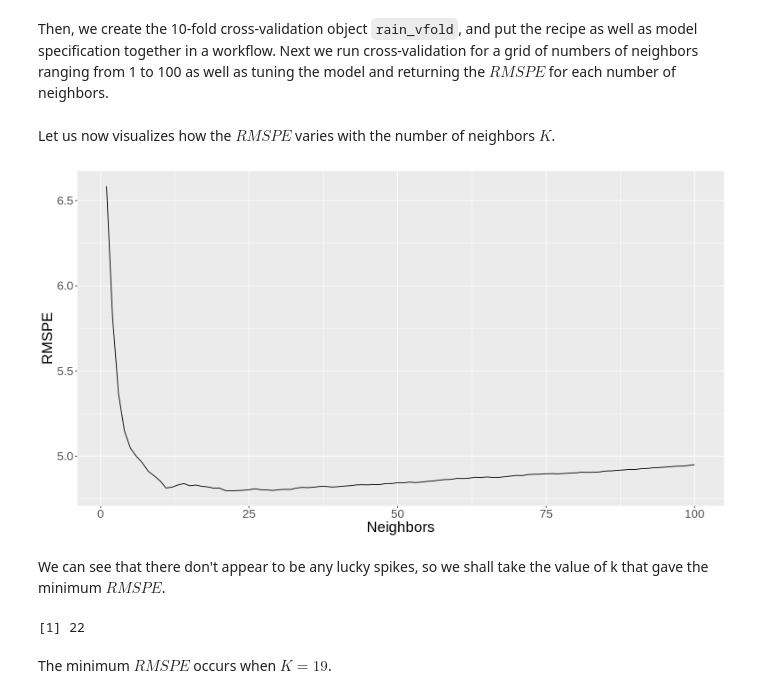
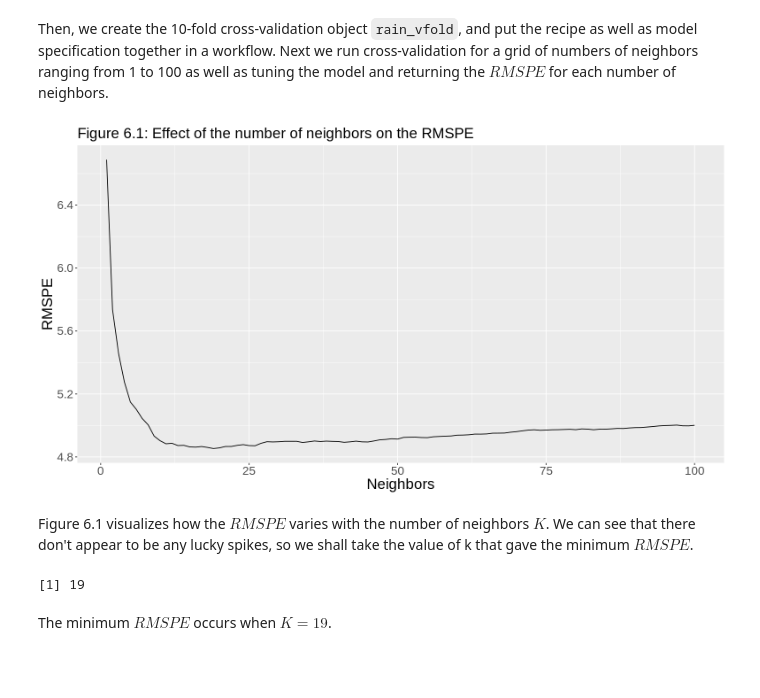
Before and after one commit to taimagher/Weather-Stats-Report, a Jupyter notebook: group78_report.ipynb, the cells around one changed output. Drawn from its saved outputs; the diff is of its cells as text; code cells hidden in the pictures; blank space fills up the shorter version.

```diff
--- a/group78_report.ipynb
+++ b/group78_report.ipynb
@@ -20,7 +38,7 @@ library(cowplot)
 From [this website](https://vancouver.weatherstats.ca/download.html) we downloaded the dataset of the daily weather in Vancouver for the past decade, which is a `.csv` file with headers. We’ll use the `read_csv()` function to load the data and assign it to an object called `weather`. We will also filter the dataset for observations between 2001 to 2021 (inclusive), because the dataset isn't complete for values outside that range.
 # %%
 weather <- read_csv("https://raw.githubusercontent.com/taimagher/Weather-Stats-Report/main/weatherstats_vancouver_daily_2001.csv") |>
-            #filter(year(date) >= 2011 & year(date) <= 2021) |>
+            filter(year(date) >= 2011 & year(date) <= 2021) |>
             arrange(date)
 # %% [output]
 Rows: 4400 Columns: 70
@@ -273,21 +283,19 @@ rain_results <- workflow() |>
     add_model(rain_spec) |>
     tune_grid(resamples = rain_vfold, grid = gridvals) |>
     collect_metrics()
-# %% [markdown]
-Let us now visualizes how the $RMSPE$ varies with the number of neighbors $K$.
 # %%
 options(repr.plot.width = 13, repr.plot.height = 7)
 
 rain_results <- rain_results |> filter(.metric == "rmse")
 rain_results_plot <- ggplot(rain_results, aes(x = neighbors, y = mean)) +
                         geom_line() +
-                        labs(x = "Neighbors", y = "RMSPE") +
+                        labs(x = "Neighbors", y = "RMSPE", subtitle = "Figure 6.1: Effect of the number of neighbors on the RMSPE") +
                         theme(text = element_text(size = 20))
 rain_results_plot
 # %% [output]
-[figure, old version]
+[figure, new version]
 # %% [markdown]
-We can see that there don't appear to be any lucky spikes, so we shall take the value of k that gave the minimum $RMSPE$.
+Figure 6.1 visualizes how the $RMSPE$ varies with the number of neighbors $K$. We can see that there don't appear to be any lucky spikes, so we shall take the value of k that gave the minimum $RMSPE$.
 # %%
 k_min <- rain_results |>
             arrange(mean) |>
@@ -296,7 +304,7 @@ k_min <- rain_results |>
             pull()
 k_min
 # %% [output]
-[1] 22
+[1] 19
 # %% [markdown]
 The minimum $RMSPE$ occurs when $K = 19$.
 # %% [markdown]
```
Also changed, not shown: parts of 29 cells of this notebook.
